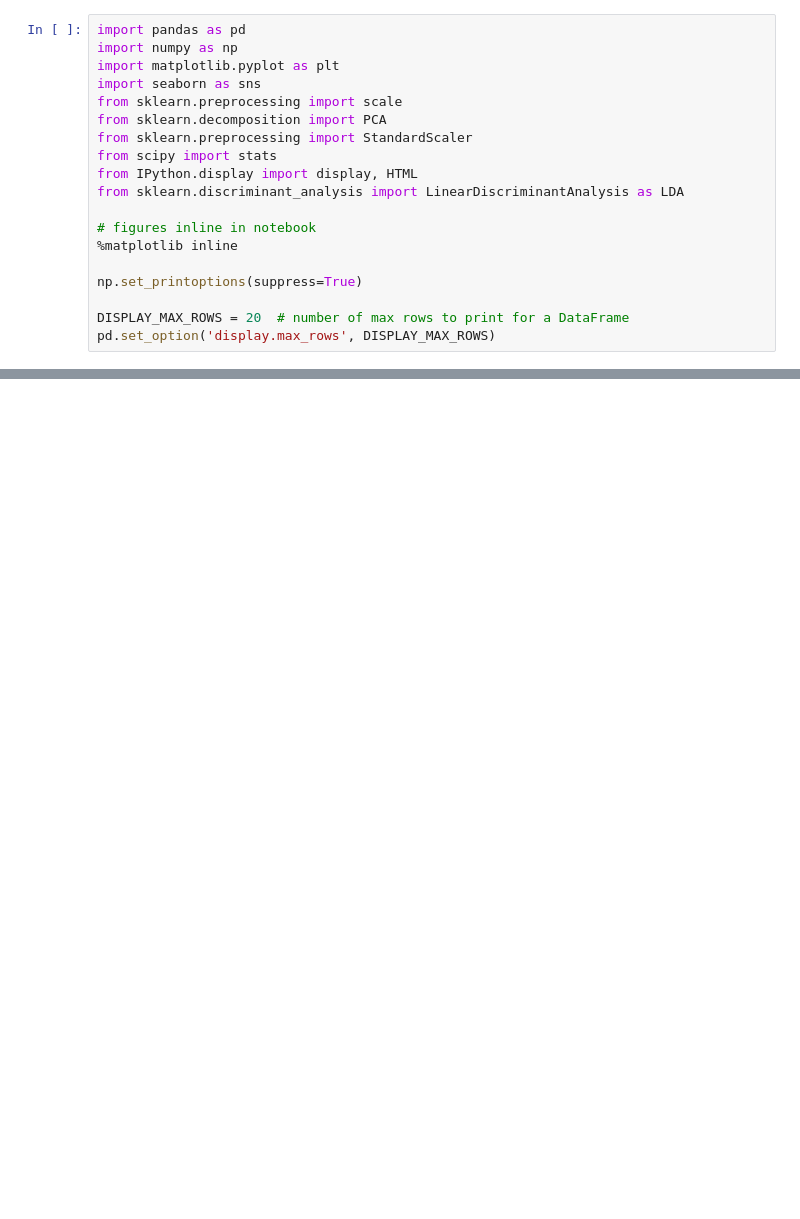
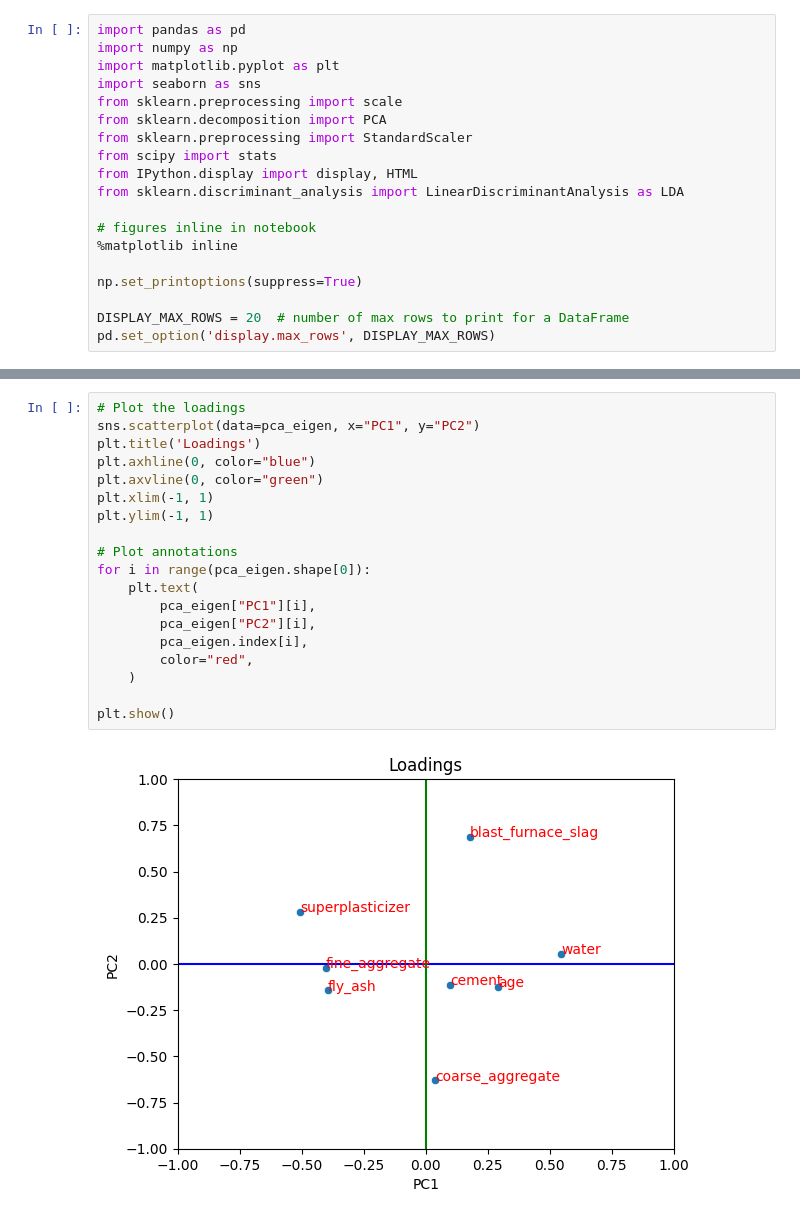
Before and after one commit to oscartq/project-LDA-concrete, a Jupyter notebook: project.ipynb, the cells around one changed output, grey strips where cells are left out. Saved outputs shown, nothing was run; the diff lists cells and outputs as text; blank space fills up the shorter version.

```diff
--- a/project.ipynb
+++ b/project.ipynb
@@ -26,0 +128,21 @@ UnicodeDecodeError: 'utf-8' codec can't decode byte 0xd0 in position 0: invalid
+# %%
+# Plot the loadings
+sns.scatterplot(data=pca_eigen, x="PC1", y="PC2")
+plt.title('Loadings')
+plt.axhline(0, color="blue")
+plt.axvline(0, color="green")
+plt.xlim(-1, 1)
+plt.ylim(-1, 1)
+
+# Plot annotations
+for i in range(pca_eigen.shape[0]):
+    plt.text(
+        pca_eigen["PC1"][i],
+        pca_eigen["PC2"][i],
+        pca_eigen.index[i],
+        color="red",
+    )
+
+plt.show()
+# %% [output]
+[figure, added]
```
Also changed, not shown: parts of 13 cells of this notebook, 7 other files.
